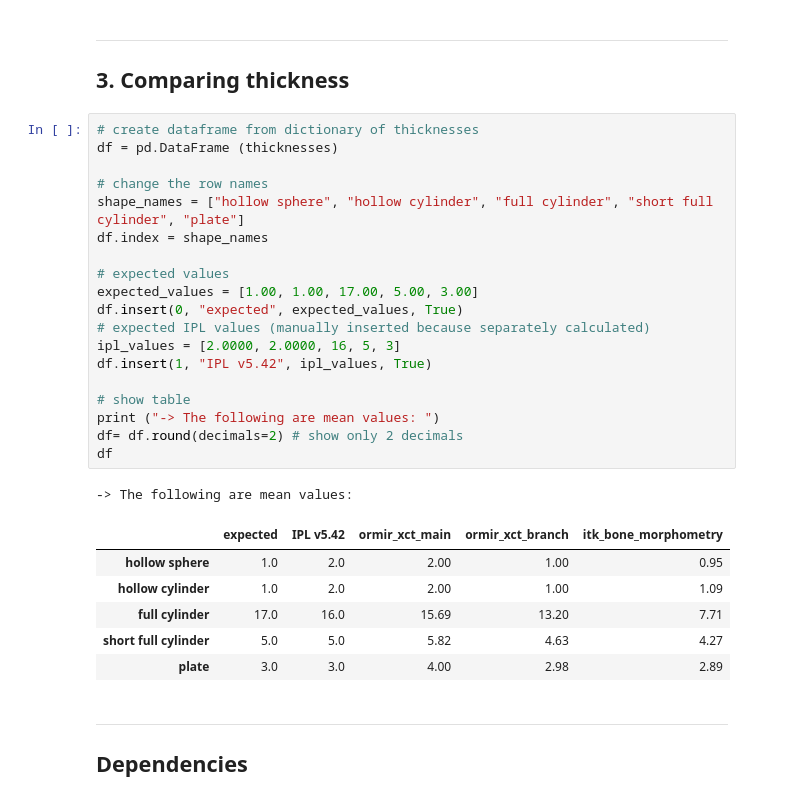
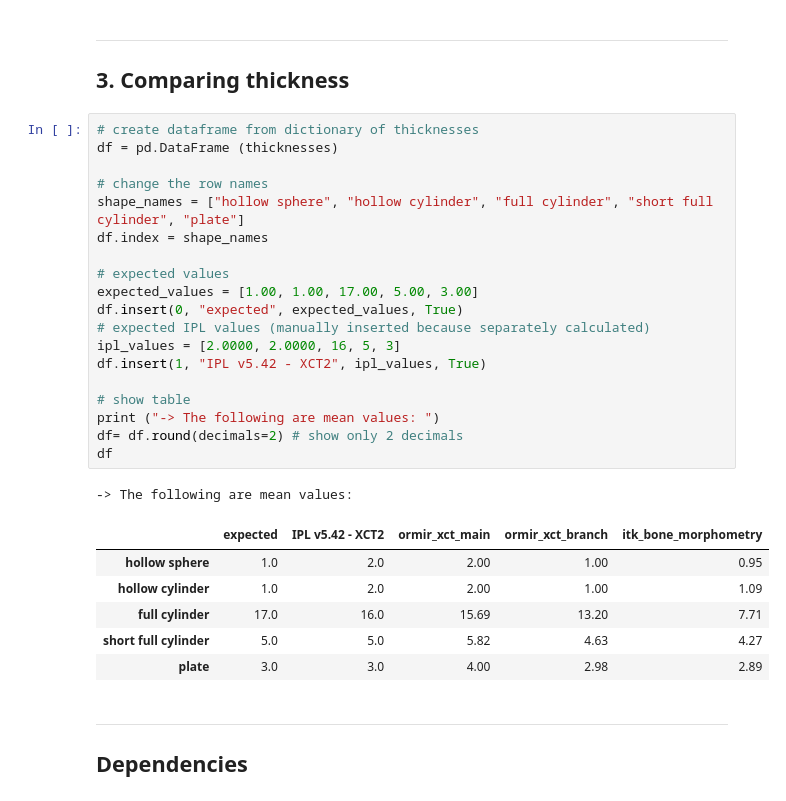
Before and after one commit to ORMIRcommunity/th_algos_comparison, a Jupyter notebook: comparing_thickness_algorithms/comparing_th_methods.ipynb, the cells around one changed output. Drawn from its saved outputs; the diff is of its cells as text.

```diff
--- a/comparing_thickness_algorithms/comparing_th_methods.ipynb
+++ b/comparing_thickness_algorithms/comparing_th_methods.ipynb
@@ -334,25 +334,25 @@ for i in range (0,(shapes.shape[3])):
 # %%
 # create dataframe from dictionary of thicknesses
 df = pd.DataFrame (thicknesses)
 
 # change the row names
 shape_names = ["hollow sphere", "hollow cylinder", "full cylinder", "short full cylinder", "plate"]
 df.index = shape_names
 
 # expected values
 expected_values = [1.00, 1.00, 17.00, 5.00, 3.00]
 df.insert(0, "expected", expected_values, True)
 # expected IPL values (manually inserted because separately calculated)
 ipl_values = [2.0000, 2.0000, 16, 5, 3]
-df.insert(1, "IPL v5.42", ipl_values, True)
+df.insert(1, "IPL v5.42 - XCT2", ipl_values, True)
 
 # show table
 print ("-> The following are mean values: ")
 df= df.round(decimals=2) # show only 2 decimals
 df
 # %% [output]
 -> The following are mean values:
-|  | expected | IPL v5.42 | ormir_xct_main | ormir_xct_branch | itk_bone_morphometry |
+|  | expected | IPL v5.42 - XCT2 | ormir_xct_main | ormir_xct_branch | itk_bone_morphometry |
 | hollow sphere | 1.0 | 2.0 | 2.00 | 1.00 | 0.95 |
 | hollow cylinder | 1.0 | 2.0 | 2.00 | 1.00 | 1.09 |
 | full cylinder | 17.0 | 16.0 | 15.69 | 13.20 | 7.71 |
```
Also changed, not shown: parts of 1 cell of this notebook.
